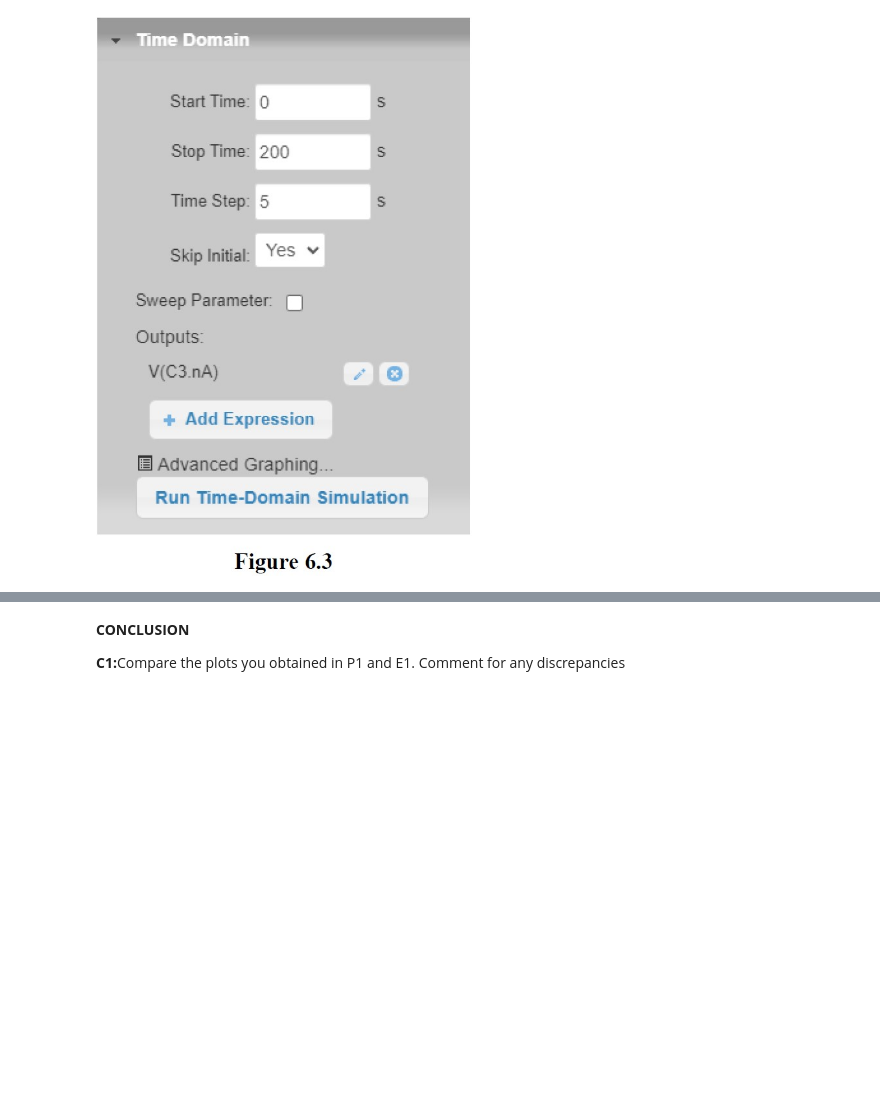
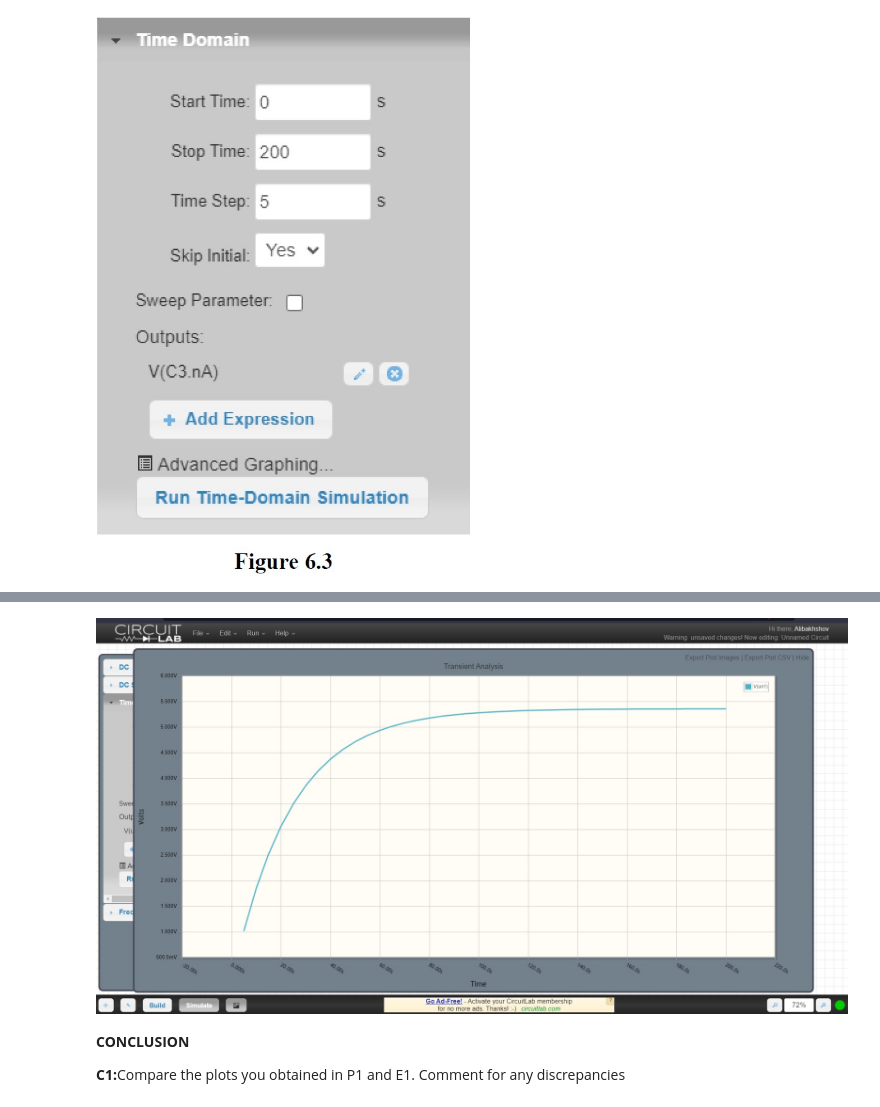
Before and after one commit to Alibakhshov/CHARACTERISTICS-OF-RC-CIRCUITS, a Jupyter notebook: Rauf Alibakhshov_ Lab work 4.ipynb, the cells around one changed output, grey strips where cells are left out. Saved outputs shown, nothing was run; the diff lists cells and outputs as text; code cells hidden in the pictures; blank space fills up the shorter version.

```diff
--- a/Rauf Alibakhshov_ Lab work 4.ipynb
+++ b/Rauf Alibakhshov_ Lab work 4.ipynb
@@ -87,3 +98,8 @@ display.Image("./Figure 6.3.jpg")
+# %%
+from IPython import display
+display.Image("./graph in circuitlab.jpg")
+# %% [output]
+[figure, added]
 # %% [markdown]
 <strong> CONCLUSION </strong>
 <p style="font-family:verdana;"><strong>C1:</strong>Compare the plots you obtained in P1 and E1. Comment for any discrepancies </p>
```
Also changed, not shown: parts of 4 cells of this notebook, 4 other files.
